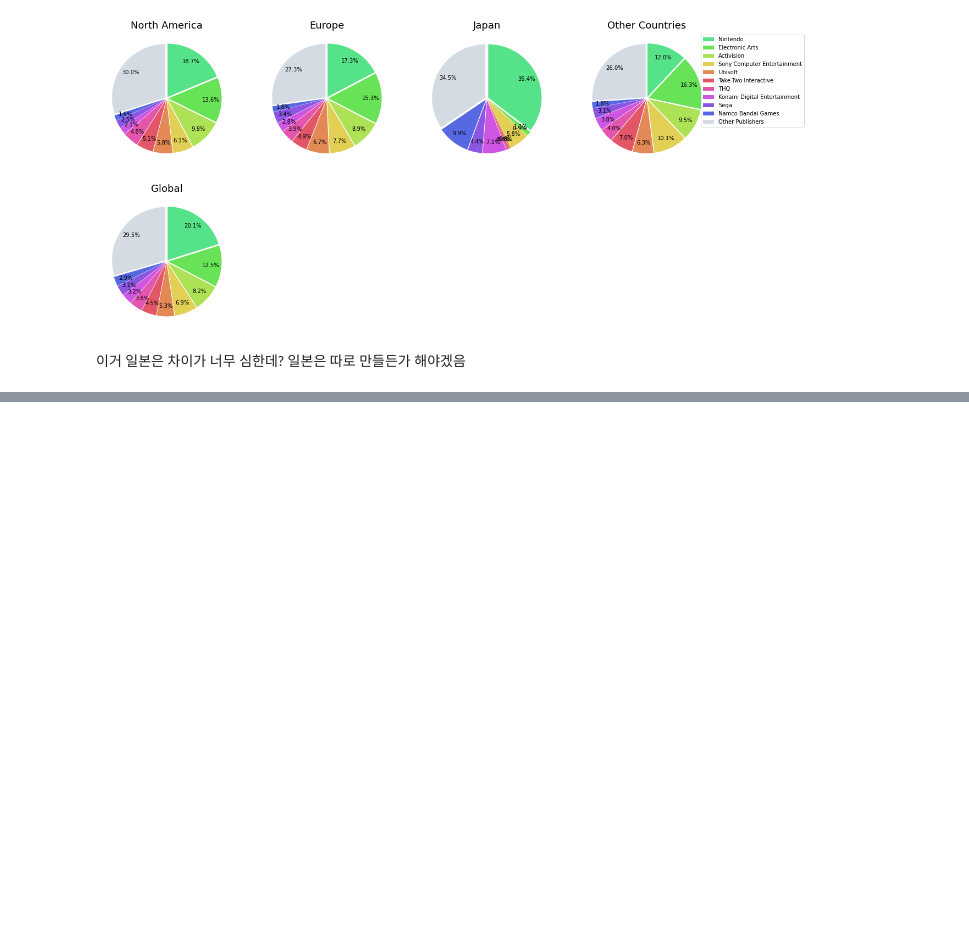
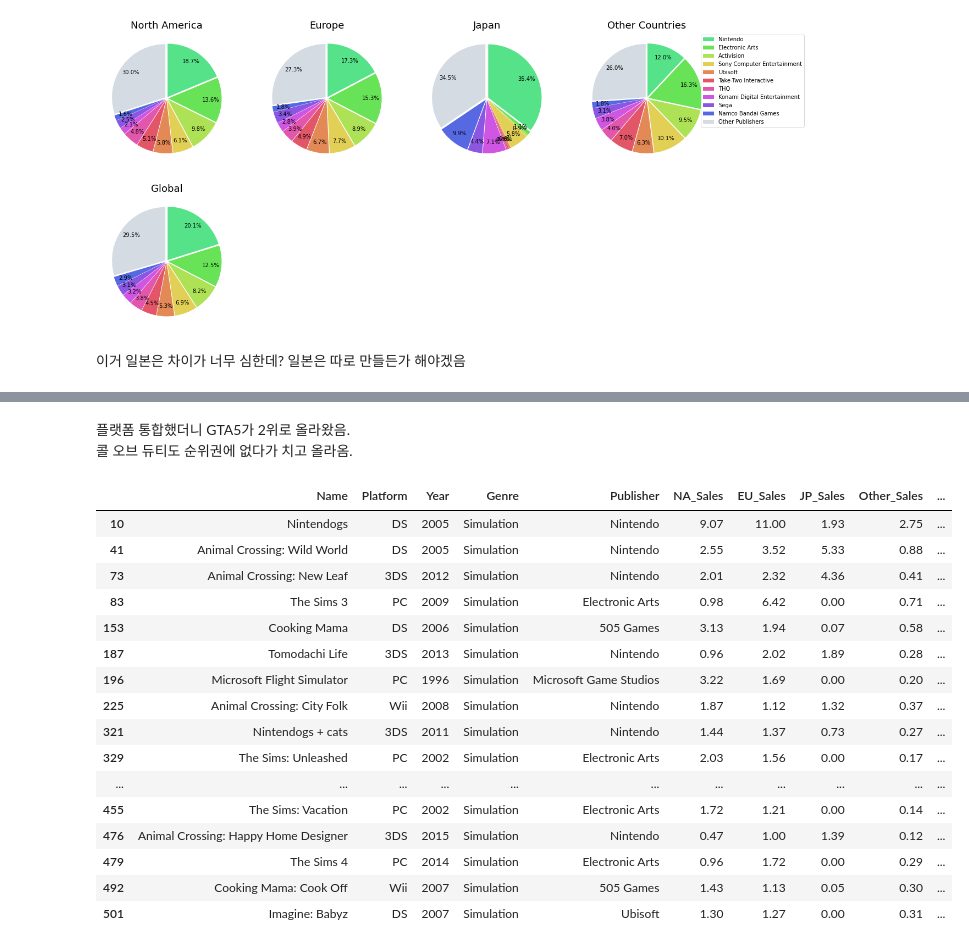
Before and after one commit to nan-park/section1_project, a Jupyter notebook: AI_section1_project.ipynb, the cells around one changed output, grey strips where cells are left out. Cells and saved outputs as stored; diff of their text form; code cells hidden in the pictures; blank space fills up the shorter version.

```diff
--- a/AI_section1_project.ipynb
+++ b/AI_section1_project.ipynb
@@ -1862,0 +1975,23 @@ plt.show()
+# %% [markdown]
+플랫폼 통합했더니 GTA5가 2위로 올라왔음.<br>
+콜 오브 듀티도 순위권에 없다가 치고 올라옴.
+# %%
+df_clean[df_clean.Genre=='Simulation'].head(20)
+# %% [output]
+|  | Name | Platform | Year | Genre | Publisher | NA_Sales | EU_Sales | JP_Sales | Other_Sales | ... |
+| 10 | Nintendogs | DS | 2005 | Simulation | Nintendo | 9.07 | 11.00 | 1.93 | 2.75 | ... |
+| 41 | Animal Crossing: Wild World | DS | 2005 | Simulation | Nintendo | 2.55 | 3.52 | 5.33 | 0.88 | ... |
+| 73 | Animal Crossing: New Leaf | 3DS | 2012 | Simulation | Nintendo | 2.01 | 2.32 | 4.36 | 0.41 | ... |
+| 83 | The Sims 3 | PC | 2009 | Simulation | Electronic Arts | 0.98 | 6.42 | 0.00 | 0.71 | ... |
+| 153 | Cooking Mama | DS | 2006 | Simulation | 505 Games | 3.13 | 1.94 | 0.07 | 0.58 | ... |
+| 187 | Tomodachi Life | 3DS | 2013 | Simulation | Nintendo | 0.96 | 2.02 | 1.89 | 0.28 | ... |
+| 196 | Microsoft Flight Simulator | PC | 1996 | Simulation | Microsoft Game Studios | 3.22 | 1.69 | 0.00 | 0.20 | ... |
+| 225 | Animal Crossing: City Folk | Wii | 2008 | Simulation | Nintendo | 1.87 | 1.12 | 1.32 | 0.37 | ... |
+| 321 | Nintendogs + cats | 3DS | 2011 | Simulation | Nintendo | 1.44 | 1.37 | 0.73 | 0.27 | ... |
+| 329 | The Sims: Unleashed | PC | 2002 | Simulation | Electronic Arts | 2.03 | 1.56 | 0.00 | 0.17 | ... |
+| ... | ... | ... | ... | ... | ... | ... | ... | ... | ... | ... |
+| 455 | The Sims: Vacation | PC | 2002 | Simulation | Electronic Arts | 1.72 | 1.21 | 0.00 | 0.14 | ... |
+| 476 | Animal Crossing: Happy Home Designer | 3DS | 2015 | Simulation | Nintendo | 0.47 | 1.00 | 1.39 | 0.12 | ... |
+| 479 | The Sims 4 | PC | 2014 | Simulation | Electronic Arts | 0.96 | 1.72 | 0.00 | 0.29 | ... |
+| 492 | Cooking Mama: Cook Off | Wii | 2007 | Simulation | 505 Games | 1.43 | 1.13 | 0.05 | 0.30 | ... |
+| 501 | Imagine: Babyz | DS | 2007 | Simulation | Ubisoft | 1.30 | 1.27 | 0.00 | 0.31 | ... |
```
Also changed, not shown: parts of 13 cells of this notebook.
